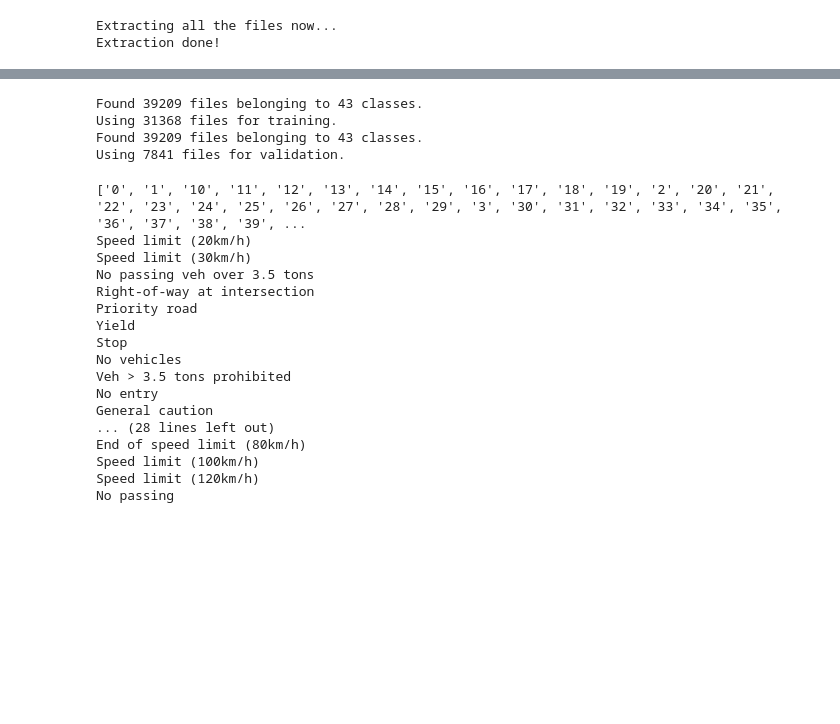
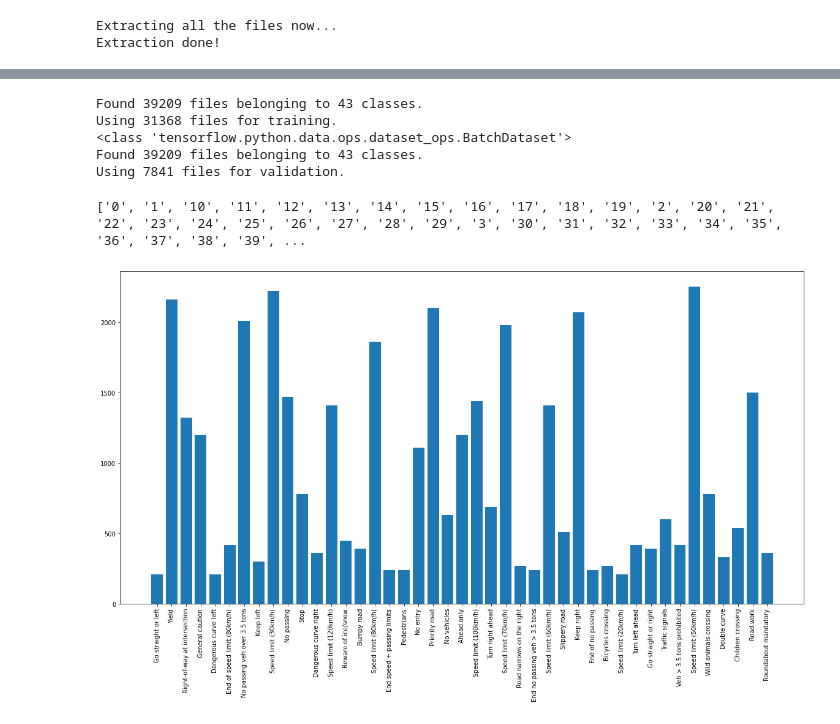
Before and after one commit to Kurtiadam/GTSRB, a Jupyter notebook: GTSRB.ipynb, the cells around one changed output, grey strips where cells are left out. Saved outputs shown, nothing was run; the diff lists cells and outputs as text; code cells hidden in the pictures; blank space fills up the shorter version.

```diff
--- a/GTSRB.ipynb
+++ b/GTSRB.ipynb
@@ -48,6 +50,7 @@ train_ds = tf.keras.utils.image_dataset_from_directory(
     image_size = (IMG_HEIGHT, IMG_WIDTH),
     batch_size = (TRAIN_BATCH_SIZE)
 )
+print(type(train_ds))
 
 val_ds = tf.keras.utils.image_dataset_from_directory(
     TRAIN_SET_PATH,
@@ -60,6 +63,7 @@ val_ds = tf.keras.utils.image_dataset_from_directory(
 # %% [output]
 Found 39209 files belonging to 43 classes.
 Using 31368 files for training.
+<class 'tensorflow.python.data.ops.dataset_ops.BatchDataset'>
 Found 39209 files belonging to 43 classes.
 Using 7841 files for validation.
 # %%
@@ -111,25 +115,24 @@ classes = { 0:'Speed limit (20km/h)',
             40:'Roundabout mandatory',
             41:'End of no passing',
             42:'End no passing veh > 3.5 tons' }
-for key in tuple(class_names):
-      print(classes[int(key)])
 # %% [output]
 ['0', '1', '10', '11', '12', '13', '14', '15', '16', '17', '18', '19', '2', '20', '21', '22', '23', '24', '25', '26', '27', '28', '29', '3', '30', '31', '32', '33', '34', '35', '36', '37', '38', '39', ...
-Speed limit (20km/h)
-Speed limit (30km/h)
-No passing veh over 3.5 tons
-Right-of-way at intersection
-Priority road
-Yield
-Stop
-No vehicles
-Veh > 3.5 tons prohibited
-No entry
-General caution
-... (28 lines left out)
-End of speed limit (80km/h)
-Speed limit (100km/h)
-Speed limit (120km/h)
-No passing
 # %%
 # Showing the distribution of the different classes
+folders = os.listdir(TRAIN_SET_PATH)
+
+train_number = []
+class_num = []
+
+for folder in folders:
+    train_files = os.listdir(TRAIN_SET_PATH + '/' + folder)
+    train_number.append(len(train_files))
+    class_num.append(classes[int(folder)])
+
+# Plotting the number of images in each class
+plt.figure(figsize=(20,10))
+plt.bar(class_num, train_number)
+plt.xticks(class_num, rotation='vertical')
+plt.show()
+# %% [output]
+[figure, added]
```
Also changed, not shown: parts of 3 cells of this notebook.
